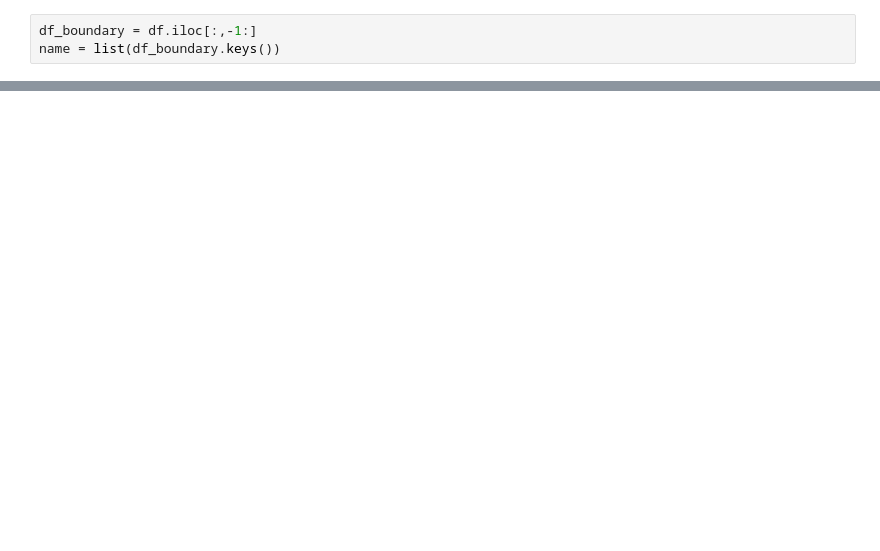
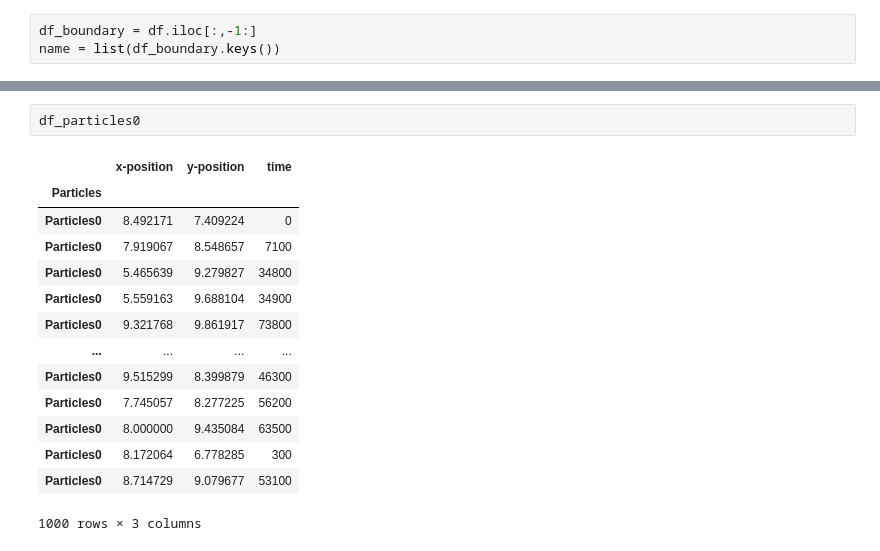
Before and after one commit to jvachier/Active_particles_confine_2D, a Jupyter notebook: src/2D_visualization.ipynb, the cells around one changed output, grey strips where cells are left out. Saved outputs shown, nothing was run; the diff lists cells and outputs as text; blank space fills up the shorter version.

```diff
--- a/src/2D_visualization.ipynb
+++ b/src/2D_visualization.ipynb
@@ -48,0 +73,17 @@ if name[0] == 'circular':
+# %%
+df_particles0
+# %% [output]
+|  | x-position | y-position | time |
+| Particles |  |  |  |
+| Particles0 | 8.492171 | 7.409224 | 0 |
+| Particles0 | 7.919067 | 8.548657 | 7100 |
+| Particles0 | 5.465639 | 9.279827 | 34800 |
+| Particles0 | 5.559163 | 9.688104 | 34900 |
+| Particles0 | 9.321768 | 9.861917 | 73800 |
+| ... | ... | ... | ... |
+| Particles0 | 9.515299 | 8.399879 | 46300 |
+| Particles0 | 7.745057 | 8.277225 | 56200 |
+| Particles0 | 8.000000 | 9.435084 | 63500 |
+| Particles0 | 8.172064 | 6.778285 | 300 |
+| Particles0 | 8.714729 | 9.079677 | 53100 |
+1000 rows × 3 columns
```
Also changed, not shown: parts of 6 cells of this notebook, 1 other file.
